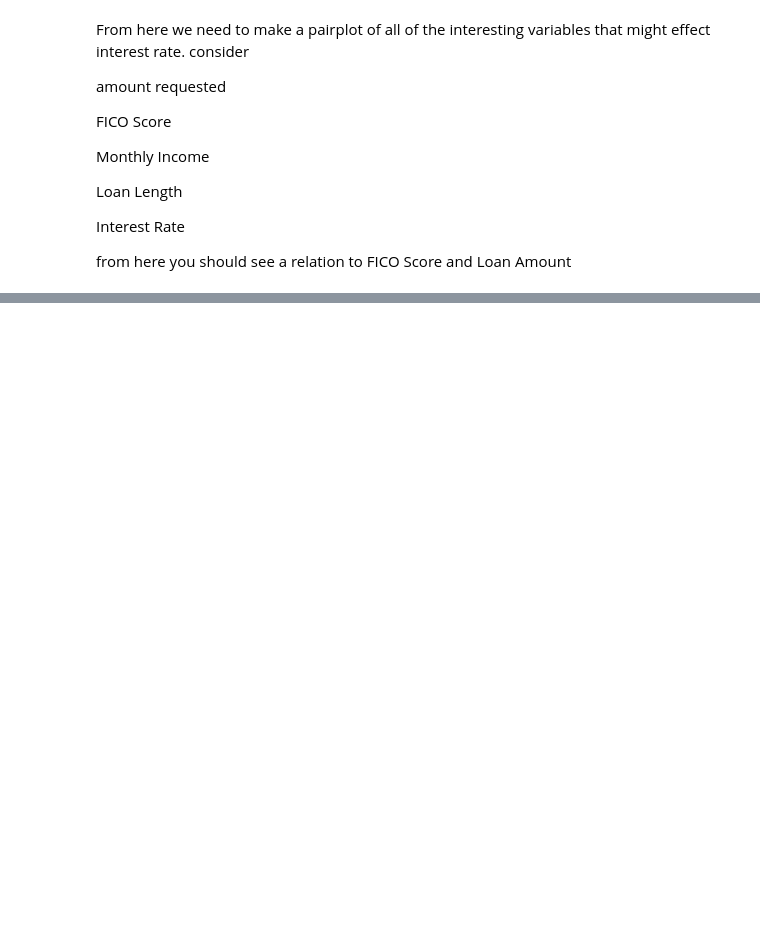
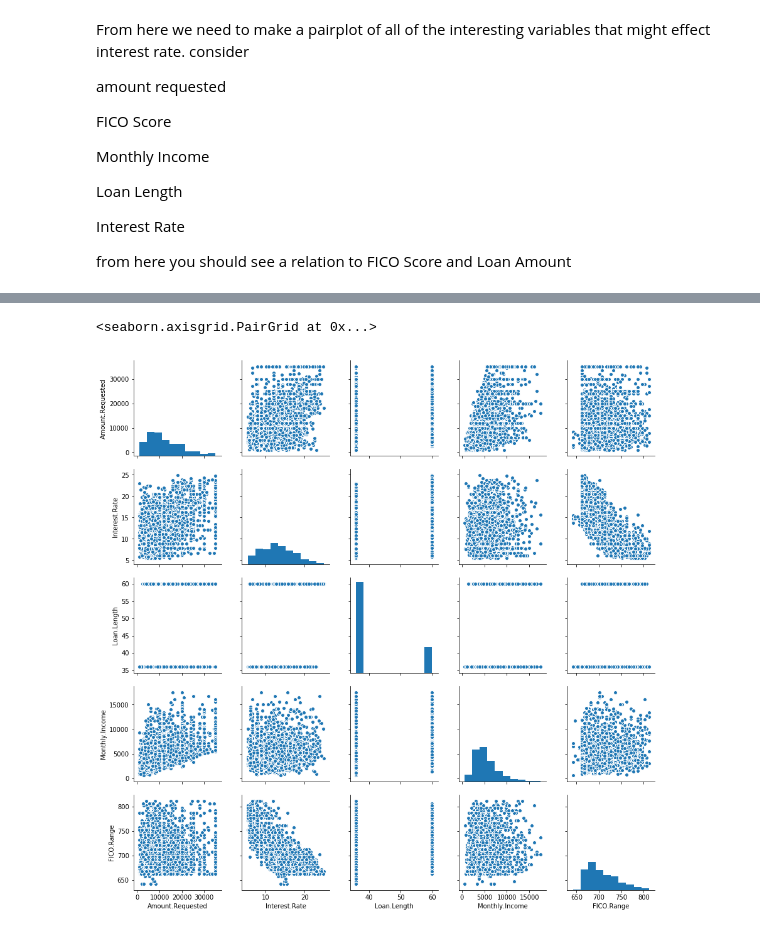
Before and after one commit to harrisonjansma/ML-Notes, a Jupyter notebook: Linear Regression Code.ipynb, the cells around one changed output, grey strips where cells are left out. Cells and saved outputs as stored; diff of their text form; code cells hidden in the pictures; blank space fills up the shorter version.

```diff
--- a/Linear Regression Code.ipynb
+++ b/Linear Regression Code.ipynb
@@ -109,3 +106,9 @@ Interest Rate
 
 
 from here you should see a relation to FICO Score and Loan Amount
+# %%
+subdf = df.drop([ 'Amount.Funded.By.Investors',
+        'Debt.To.Income.Ratio', 'State', 'Home.Ownership',
+       'Open.CREDIT.Lines',
+       'Revolving.CREDIT.Balance', 'Inquiries.in.the.Last.6.Months'], axis=1)
+subdf.head()
@@ -111,0 +122,5 @@ from here you should see a relation to FICO Score and Loan Amount
+# %%
+sns.pairplot(subdf)
+# %% [output]
+<seaborn.axisgrid.PairGrid at 0x...>
+[figure, added]
```
Also changed, not shown: parts of 12 cells of this notebook.
